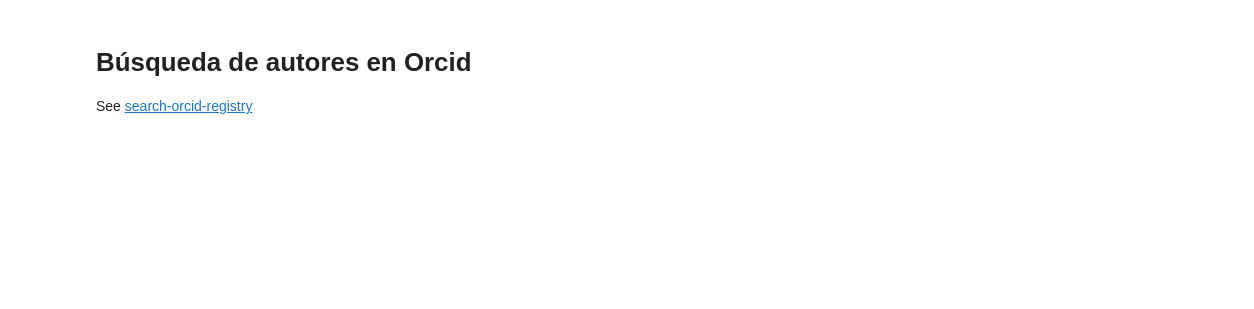
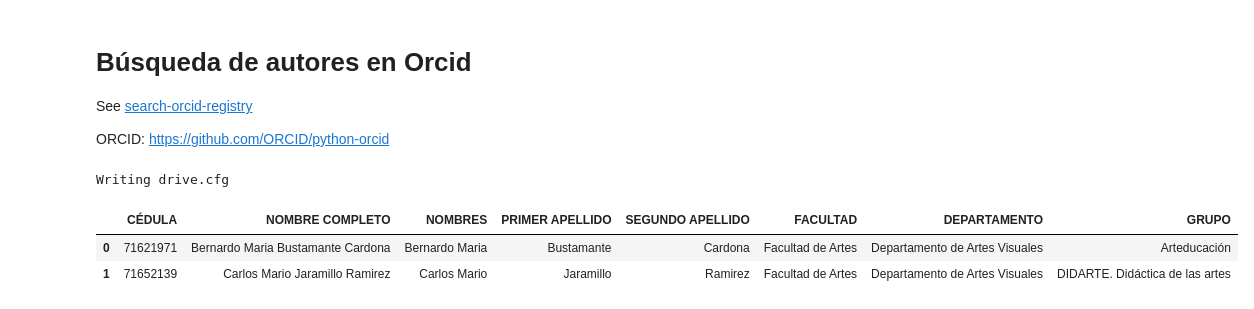
Before and after one commit to restrepo/orcid, a Jupyter notebook: Orcid.ipynb, the cells around one changed output. Cells and saved outputs as stored; diff of their text form; code cells hidden in the pictures; blank space fills up the shorter version.

```diff
--- a/Orcid.ipynb
+++ b/Orcid.ipynb
@@ -1,6 +1,14 @@
 # %% [markdown]
 # Búsqueda de autores en Orcid
 See [search-orcid-registry](http://members.orcid.org/api/tutorial/search-orcid-registry)
+
+ORCID: https://github.com/ORCID/python-orcid
+# %%
+%%writefile drive.cfg
+[FILES]
+Base_de_datos_investigadores_Definitiva.csv=12oalgUeKhpvzkTPBP8pXCeHTrF-KO223dy9ov9w9QKs
+# %% [output]
+Writing drive.cfg
 # %%
 import requests
 import pandas as pd
@@ -6,0 +16,8 @@ import pandas as pd
+# %%
+bdi=wp.read_drive_excel('Base_de_datos_investigadores_Definitiva.csv')
+# %%
+bdi[:2]
+# %% [output]
+|  | CÉDULA | NOMBRE COMPLETO | NOMBRES | PRIMER APELLIDO | SEGUNDO APELLIDO | FACULTAD | DEPARTAMENTO | GRUPO |
+| 0 | 71621971 | Bernardo Maria Bustamante Cardona | Bernardo Maria | Bustamante | Cardona | Facultad de Artes | Departamento de Artes Visuales | Arteducación |
+| 1 | 71652139 | Carlos Mario Jaramillo Ramirez | Carlos Mario | Jaramillo | Ramirez | Facultad de Artes | Departamento de Artes Visuales | DIDARTE. Didáctica de las artes |
```
Also changed, not shown: parts of 15 cells of this notebook.
